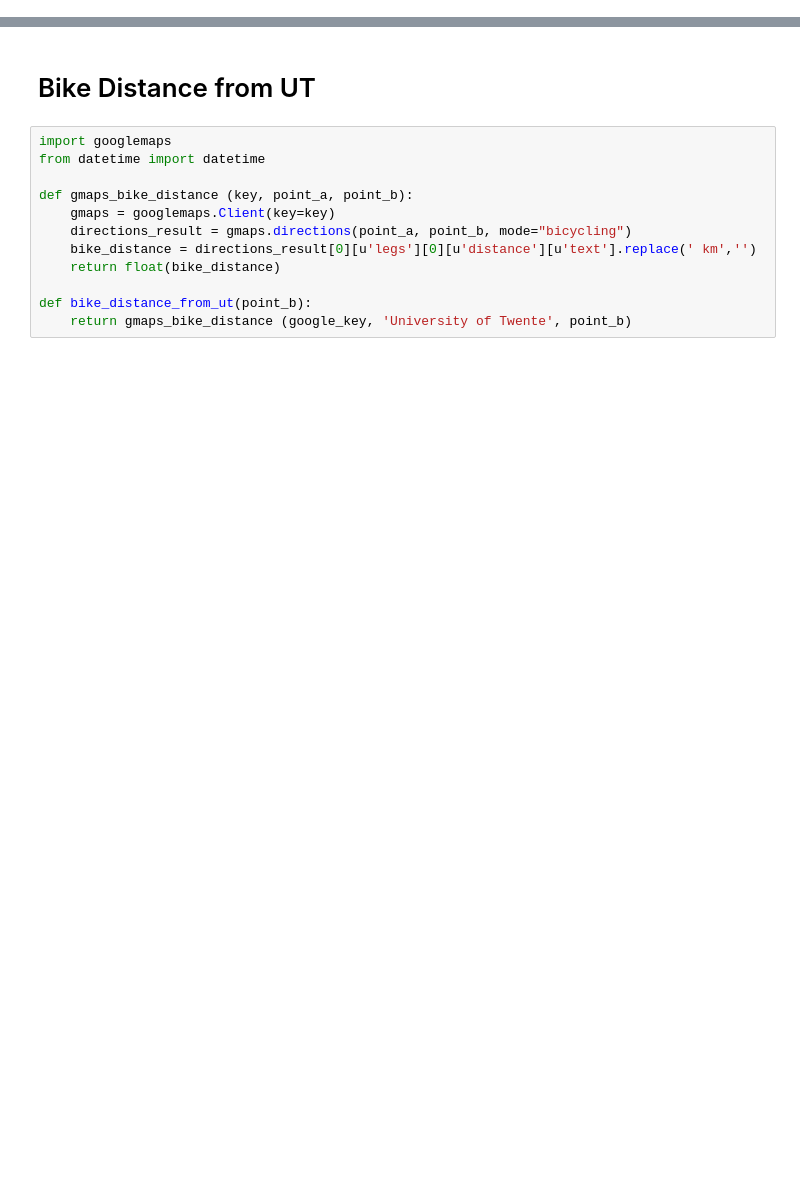
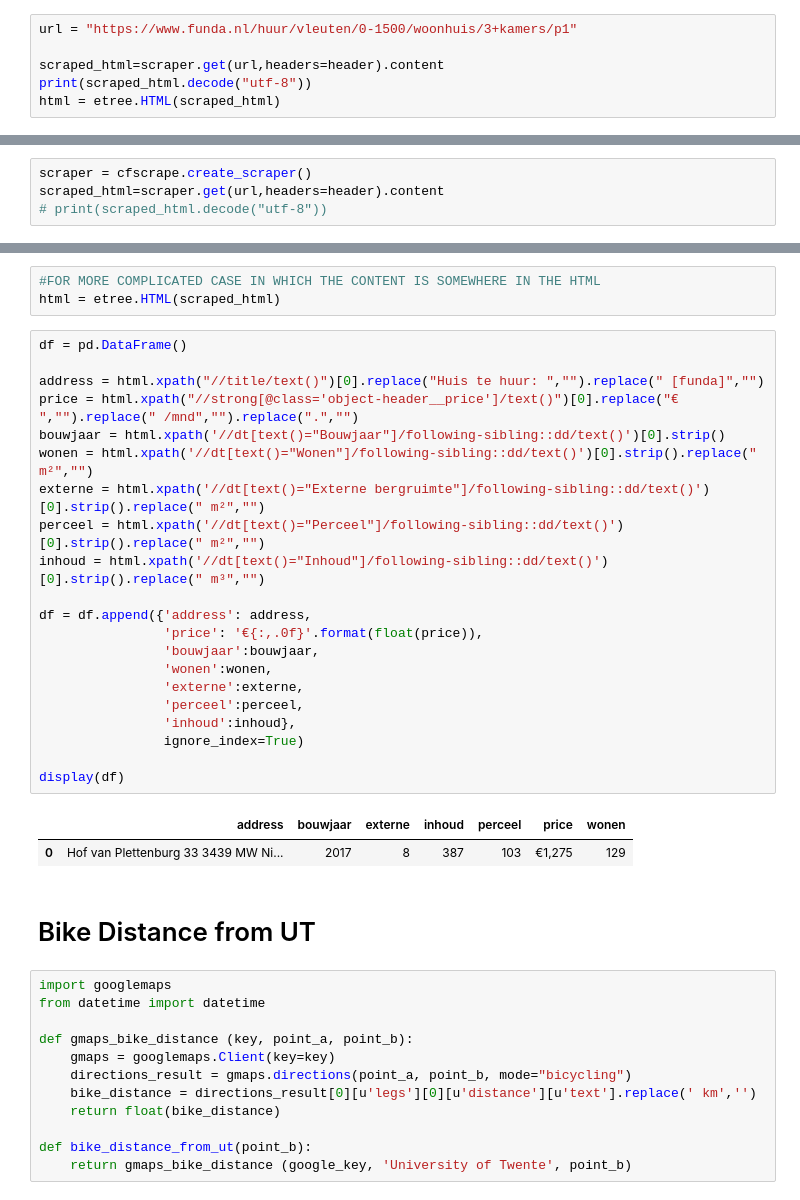
Before and after one commit to jjsantanna/find_house_buy, a Jupyter notebook: finding a house to rent.ipynb, the cells around one changed output, grey strips where cells are left out. Drawn from its saved outputs; the diff is of its cells as text; blank space fills up the shorter version.

Commit message:
funda crawler

```diff
--- a/finding a house to rent.ipynb
+++ b/finding a house to rent.ipynb
@@ -144,0 +84,6 @@ for link in links:
+# %%
+url = "https://www.funda.nl/huur/vleuten/0-1500/woonhuis/3+kamers/p1"
+
+scraped_html=scraper.get(url,headers=header).content
+print(scraped_html.decode("utf-8"))
+html = etree.HTML(scraped_html)
@@ -144,0 +114,4 @@ for link in links:
+# %%
+scraper = cfscrape.create_scraper()
+scraped_html=scraper.get(url,headers=header).content
+# print(scraped_html.decode("utf-8"))
@@ -145,3 +136,30 @@ for link in links:
+# %%
+#FOR MORE COMPLICATED CASE IN WHICH THE CONTENT IS SOMEWHERE IN THE HTML
+html = etree.HTML(scraped_html)
+# %%
+df = pd.DataFrame()
+
+address = html.xpath("//title/text()")[0].replace("Huis te huur: ","").replace(" [funda]","")
+price = html.xpath("//strong[@class='object-header__price']/text()")[0].replace("€ ","").replace(" /mnd","").replace(".","")
+bouwjaar = html.xpath('//dt[text()="Bouwjaar"]/following-sibling::dd/text()')[0].strip()
+wonen = html.xpath('//dt[text()="Wonen"]/following-sibling::dd/text()')[0].strip().replace(" m²","")
+externe = html.xpath('//dt[text()="Externe bergruimte"]/following-sibling::dd/text()')[0].strip().replace(" m²","")
+perceel = html.xpath('//dt[text()="Perceel"]/following-sibling::dd/text()')[0].strip().replace(" m²","")
+inhoud = html.xpath('//dt[text()="Inhoud"]/following-sibling::dd/text()')[0].strip().replace(" m³","")
+
+df = df.append({'address': address,
+                'price': '€{:,.0f}'.format(float(price)),
+                'bouwjaar':bouwjaar,
+                'wonen':wonen,
+                'externe':externe,
+                'perceel':perceel,
+                'inhoud':inhoud},
+                ignore_index=True)
+
+display(df)
+# %% [output]
+|  | address | bouwjaar | externe | inhoud | perceel | price | wonen |
+| 0 | Hof van Plettenburg 33 3439 MW Ni... | 2017 | 8 | 387 | 103 | €1,275 | 129 |
 # %% [markdown]
 # Bike Distance from UT
 # %%
```
Also changed, not shown: parts of 19 cells of this notebook.
